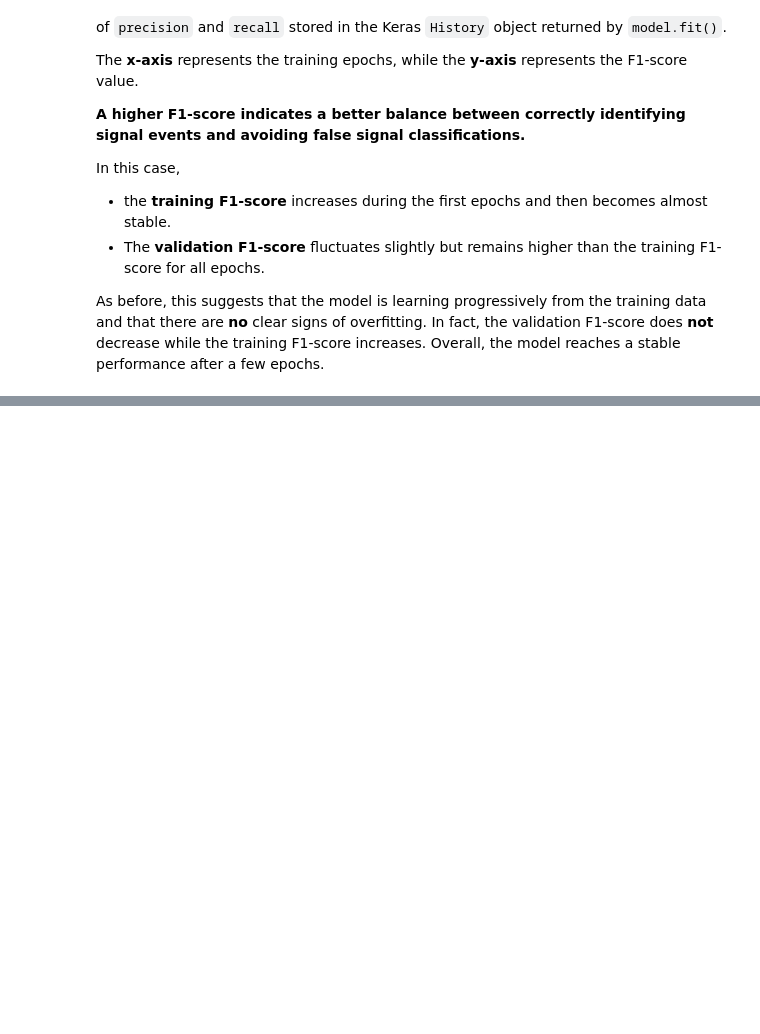
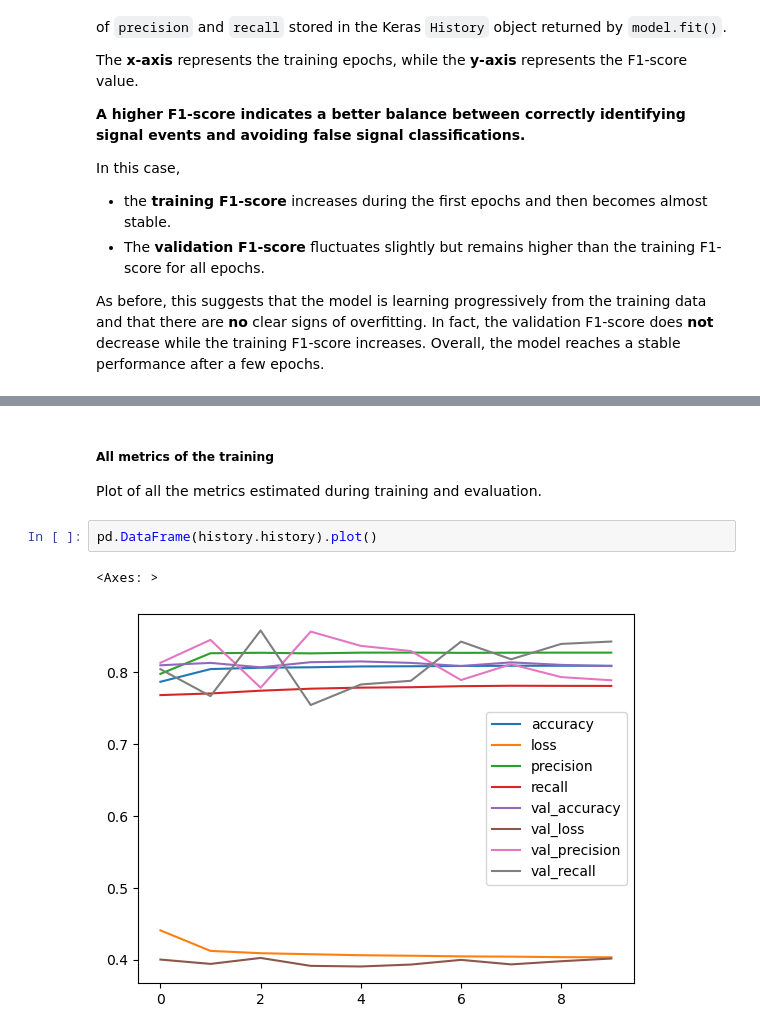
Before and after one commit to giopedro92/advanced-programming-project, a Jupyter notebook: NN.ipynb, the cells around one changed output, grey strips where cells are left out. Saved outputs shown, nothing was run; the diff lists cells and outputs as text; blank space fills up the shorter version.

Commit message:
Some changes: new visualizations of the NN, new graph with all metrics & new model_drawings folder

```diff
--- a/NN.ipynb
+++ b/NN.ipynb
@@ -1320,0 +1470,9 @@ plt.show()
+# %% [markdown]
+##### All metrics of the training
+
+Plot of all the metrics estimated during training and evaluation.
+# %%
+pd.DataFrame(history.history).plot()
+# %% [output]
+<Axes: >
+[figure, added]
```
Also changed, not shown: parts of 27 cells of this notebook.
